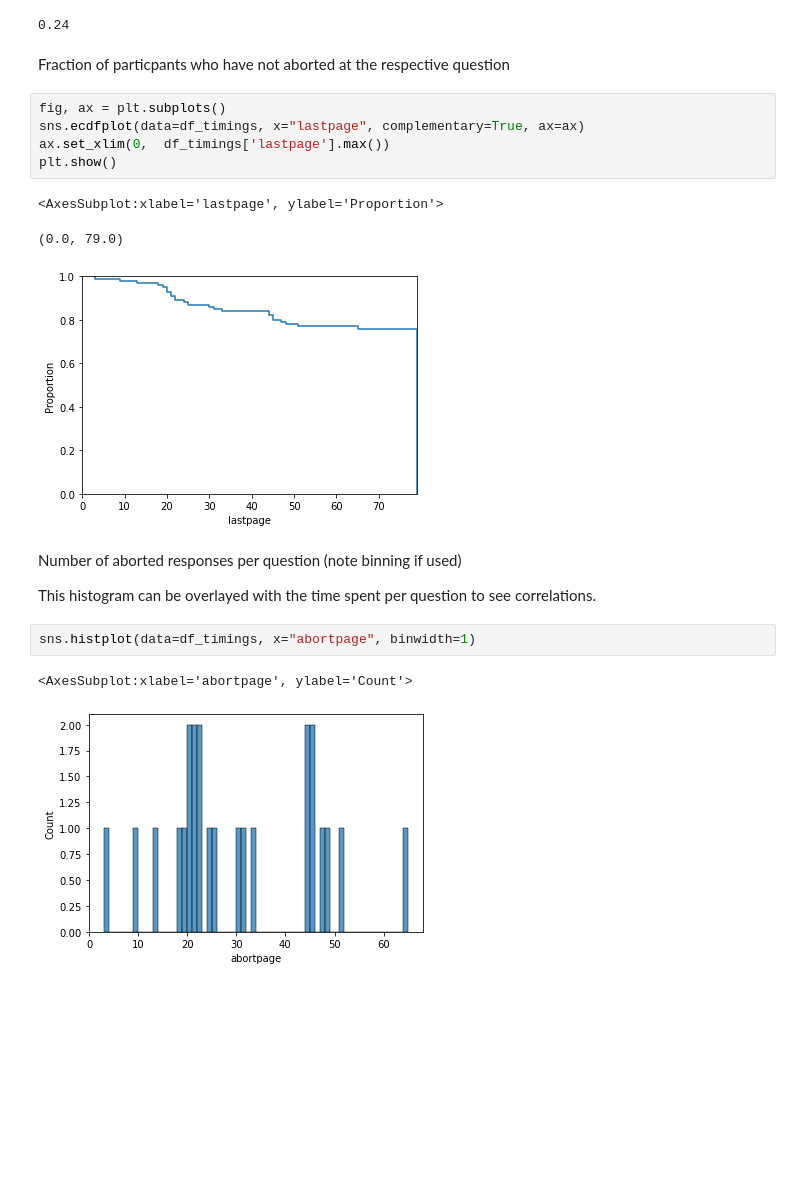
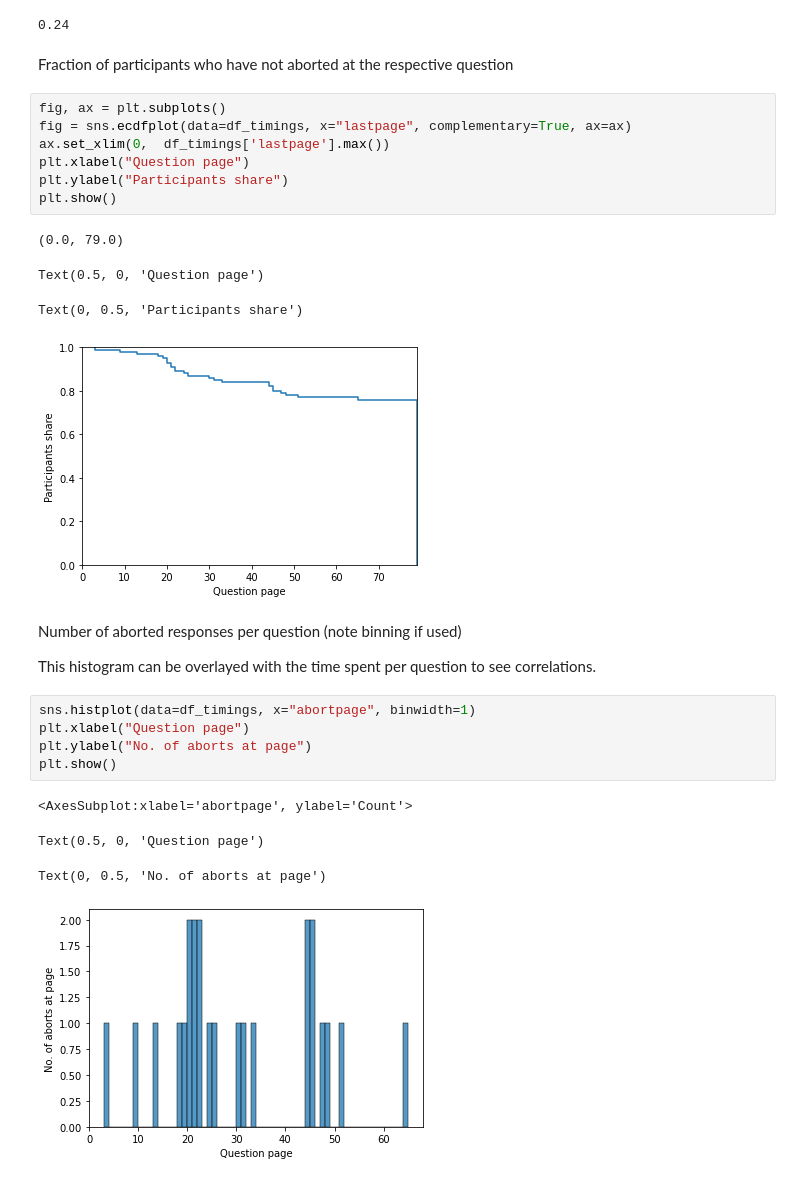
Before and after one commit to CorrelAid/c15-top-level-monitoring, a Jupyter notebook: code/c15_monitoring.ipynb, the cells around one changed output. Saved outputs shown, nothing was run; the diff lists cells and outputs as text; blank space fills up the shorter version.

```diff
--- a/code/c15_monitoring.ipynb
+++ b/code/c15_monitoring.ipynb
@@ -70,22 +70,30 @@ df_timings['abortpage'].notna().sum() / df_timings.shape[0]
 # %% [output]
 0.24
 # %% [markdown]
-Fraction of particpants who have not aborted at the respective question
+Fraction of participants who have not aborted at the respective question
 # %%
 fig, ax = plt.subplots()
-sns.ecdfplot(data=df_timings, x="lastpage", complementary=True, ax=ax)
+fig = sns.ecdfplot(data=df_timings, x="lastpage", complementary=True, ax=ax)
 ax.set_xlim(0,  df_timings['lastpage'].max())
+plt.xlabel("Question page")
+plt.ylabel("Participants share")
 plt.show()
 # %% [output]
-<AxesSubplot:xlabel='lastpage', ylabel='Proportion'>
+(0.0, 79.0)
-(0.0, 79.0)
+Text(0.5, 0, 'Question page')
+Text(0, 0.5, 'Participants share')
-[figure, old version]
+[figure, new version]
 # %% [markdown]
 Number of aborted responses per question (note binning if used)
 
 This histogram can be overlayed with the time spent per question to see correlations.
 # %%
 sns.histplot(data=df_timings, x="abortpage", binwidth=1)
+plt.xlabel("Question page")
+plt.ylabel("No. of aborts at page")
+plt.show()
 # %% [output]
 <AxesSubplot:xlabel='abortpage', ylabel='Count'>
+Text(0.5, 0, 'Question page')
+Text(0, 0.5, 'No. of aborts at page')
-[figure, old version]
+[figure, new version]
```
